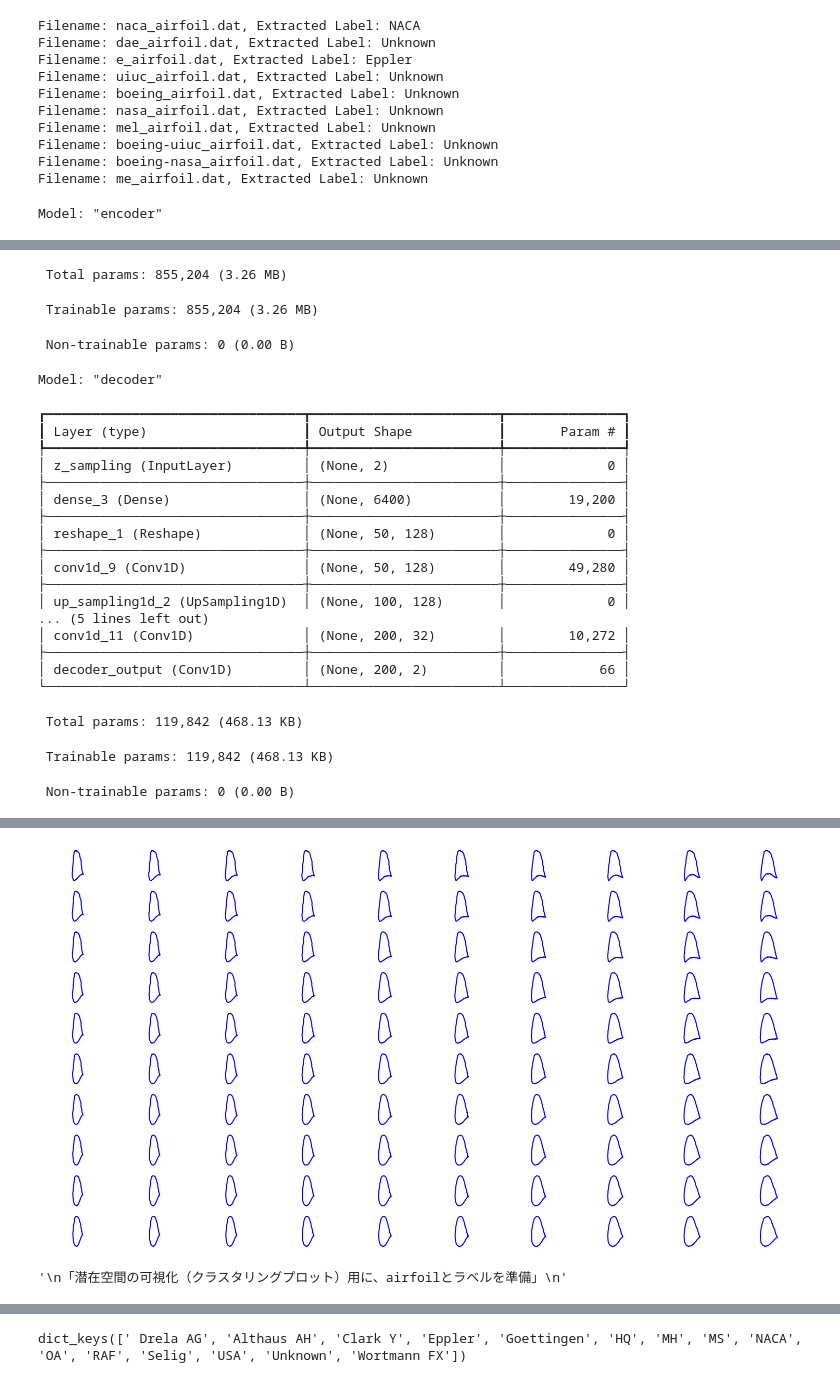
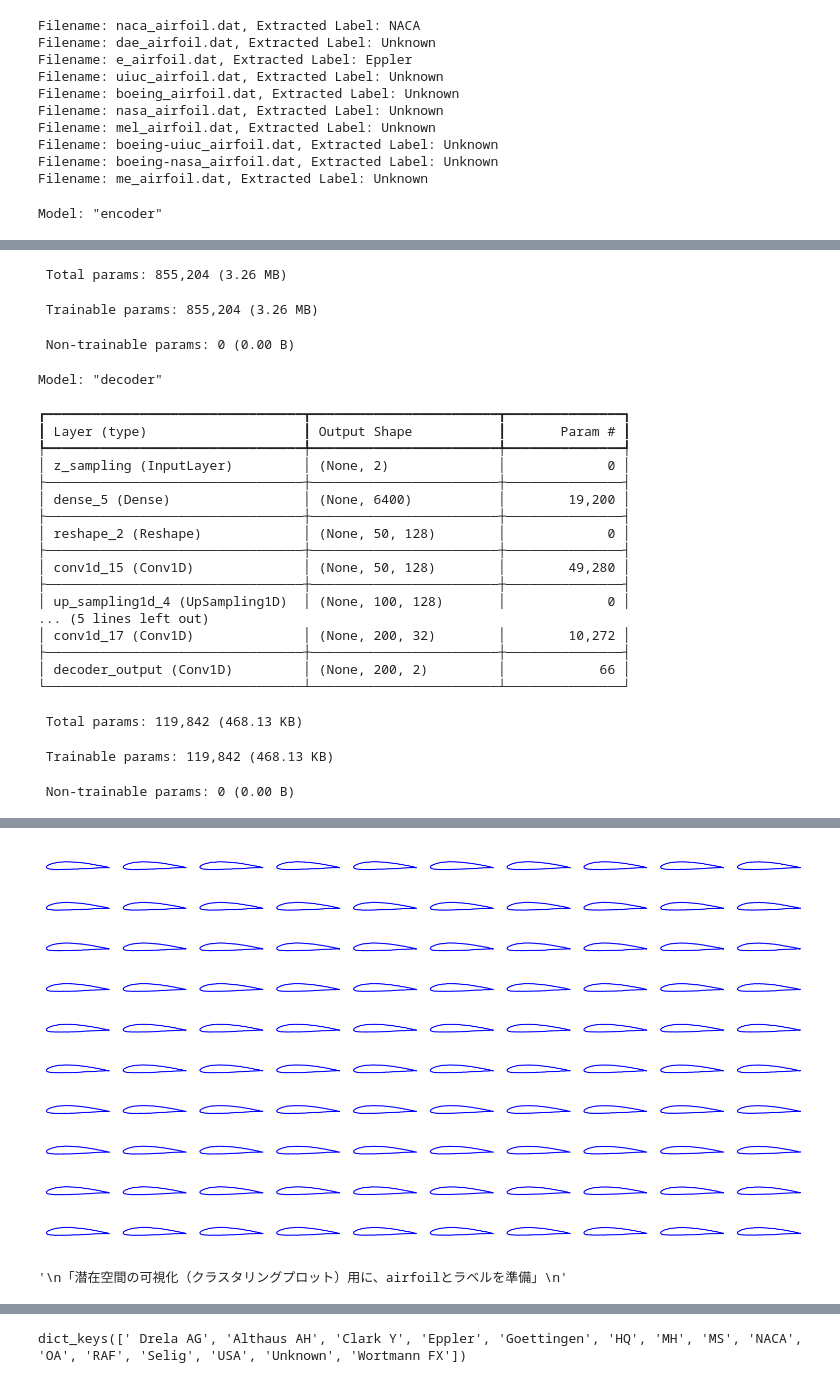
Before and after one commit to tnkm23/Airfoil-VAE, a Jupyter notebook: test01.ipynb, the cells around one changed output, grey strips where cells are left out. Cells and saved outputs as stored; diff of their text form; code cells hidden in the pictures.

```diff
--- a/test01.ipynb
+++ b/test01.ipynb
@@ -129,3 +126,24 @@ plt.show()
 [figure]
 # %% [markdown]
 補間点数は200あれば十分
+# %%
+# resampleされたデータのアスペクト比がオリジナルと同じか確認する
+import ResampleUIUC as resmpl
+import matplotlib.pyplot as plt
+
+data_dir = "UIUC Database"
+filename = "DAE31.dat"
+data = data_dir + "/" + filename
+
+# オリジナル
+coords = resmpl.load_airfoil_dat(data)
+
+# resampleされたデータ
+coords_resampled_uiuc = np.load("airfoils_resampled.npy").astype("float32")  # shape: (1637, 200, 2)
+
+plt.figure(figsize=(6,3))
+plt.plot(coords[:,0], coords[:,1], 'o-', label='Original')
+plt.plot(coords_resampled_uiuc[165][:,0], coords_resampled_uiuc[165][:,1], 'r.-', label='Resampled UIUC')
+plt.axis('equal')
+plt.legend()
+plt.show()
@@ -335,10 +358,10 @@ class VAE(keras.Model):
 # Airfoilデータの読み込み
 airfoil_data = np.load("airfoils_resampled.npy").astype("float32")  # shape: (1637, 200, 2)
 
-# 必要ならyチャンネルのスケール調整
-y_std = np.std(airfoil_data[:,:,1])
-if y_std > 0:
-    airfoil_data[:,:,1] = airfoil_data[:,:,1] / y_std
+# # 必要ならyチャンネルのスケール調整
+# y_std = np.std(airfoil_data[:,:,1])
+# if y_std > 0:
+#     airfoil_data[:,:,1] = airfoil_data[:,:,1] / y_std
 
 # VAEモデルの作成・コンパイル
 vae = VAE(encoder, decoder)
@@ -430,15 +453,15 @@ Model: "decoder"
 ┡━━━━━━━━━━━━━━━━━━━━━━━━━━━━━━━━━╇━━━━━━━━━━━━━━━━━━━━━━━━╇━━━━━━━━━━━━━━━┩
 │ z_sampling (InputLayer)         │ (None, 2)              │             0 │
 ├─────────────────────────────────┼────────────────────────┼───────────────┤
-│ dense_3 (Dense)                 │ (None, 6400)           │        19,200 │
+│ dense_5 (Dense)                 │ (None, 6400)           │        19,200 │
 ├─────────────────────────────────┼────────────────────────┼───────────────┤
-│ reshape_1 (Reshape)             │ (None, 50, 128)        │             0 │
+│ reshape_2 (Reshape)             │ (None, 50, 128)        │             0 │
 ├─────────────────────────────────┼────────────────────────┼───────────────┤
-│ conv1d_9 (Conv1D)               │ (None, 50, 128)        │        49,280 │
+│ conv1d_15 (Conv1D)              │ (None, 50, 128)        │        49,280 │
 ├─────────────────────────────────┼────────────────────────┼───────────────┤
-│ up_sampling1d_2 (UpSampling1D)  │ (None, 100, 128)       │             0 │
+│ up_sampling1d_4 (UpSampling1D)  │ (None, 100, 128)       │             0 │
 ... (5 lines left out)
-│ conv1d_11 (Conv1D)              │ (None, 200, 32)        │        10,272 │
+│ conv1d_17 (Conv1D)              │ (None, 200, 32)        │        10,272 │
 ├─────────────────────────────────┼────────────────────────┼───────────────┤
 │ decoder_output (Conv1D)         │ (None, 200, 2)         │            66 │
 └─────────────────────────────────┴────────────────────────┴───────────────┘
@@ -465,4 +488,4 @@ Epoch 30/30
-[figure, old version]
+[figure, new version]
 '\n「潜在空間の可視化（クラスタリングプロット）用に、airfoilとラベルを準備」\n'
 # %%
 from sklearn.preprocessing import LabelEncoder
```
Also changed, not shown: parts of 10 cells of this notebook, 1 other file.
